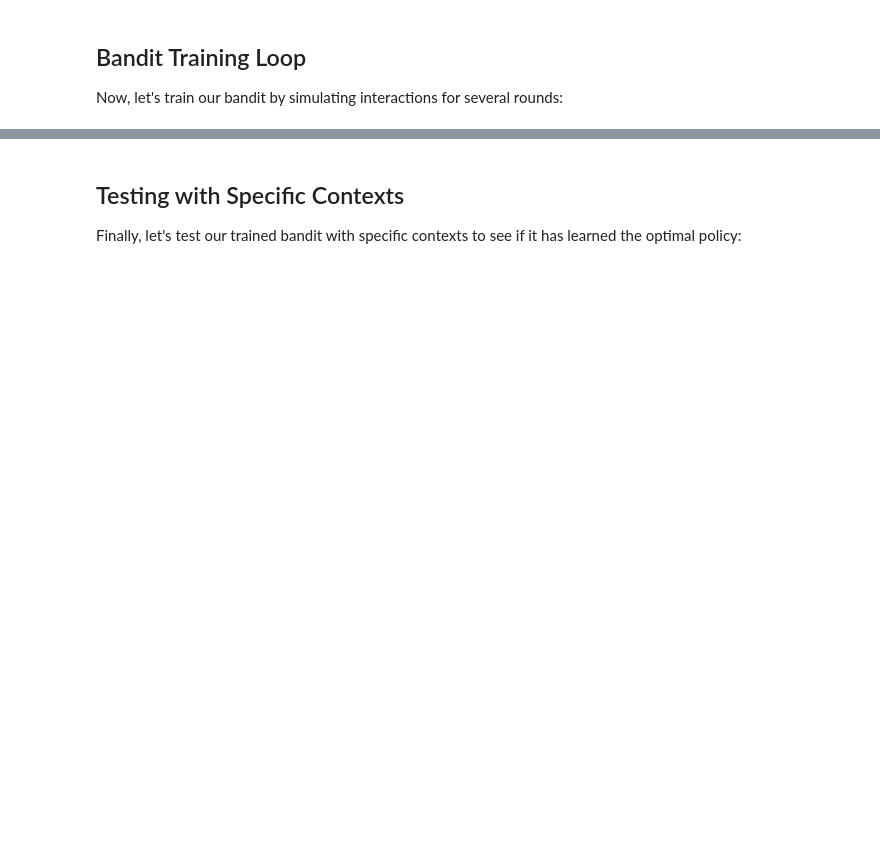
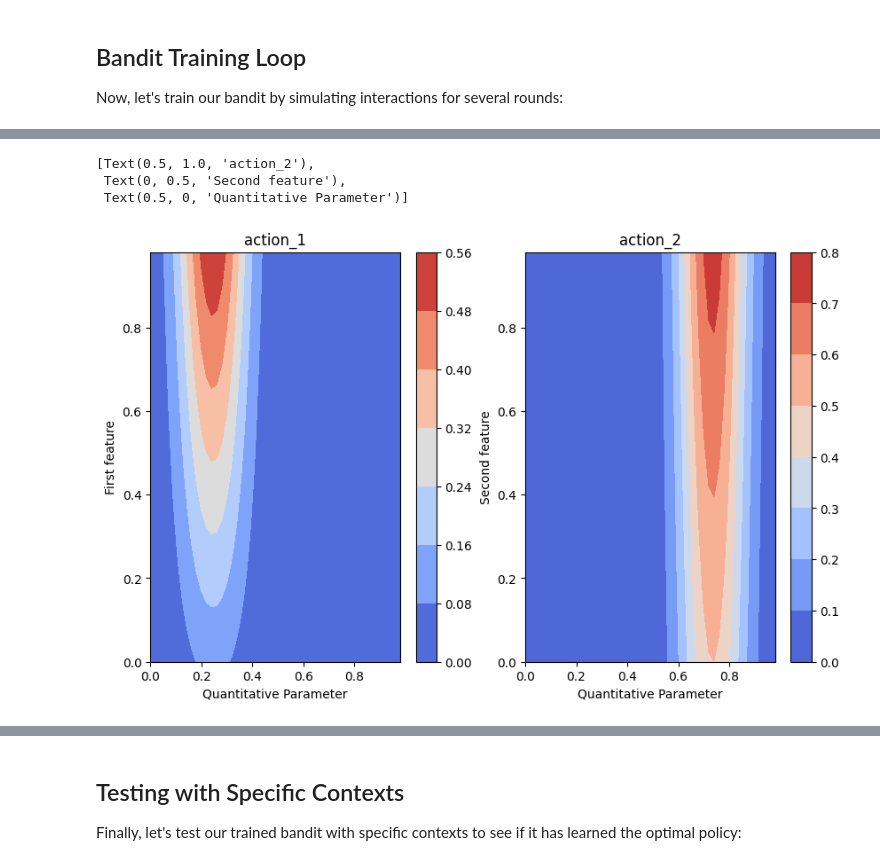
Before and after one commit to PlaytikaOSS/pybandits, a Jupyter notebook: docs/src/tutorials/cmab_quant_bnn.ipynb, the cells around one changed output, grey strips where cells are left out. Cells and saved outputs as stored; diff of their text form; code cells hidden in the pictures; blank space fills up the shorter version.

```diff
--- a/docs/src/tutorials/cmab_quant_bnn.ipynb
+++ b/docs/src/tutorials/cmab_quant_bnn.ipynb
@@ -190,33 +219,36 @@ for iter, batch_size in enumerate(batch_sizes):
+# %%
+
+grid = np.mgrid[0:1:0.02, 0:1:0.02].astype(float)
+grid_2d = grid.reshape(2, -1).T
+num_values_per_axis = grid.shape[1]
 # %%
-grid = np.mgrid[0:1:0.01, 0:1:0.01].astype(float)
-grid_2d = grid.reshape(2, -1).T
 plt.figure(figsize=(10, 6))
-ax = plt.subplot(1, 2, 1)
-y_true = np.zeros((100, 100))
-reward_prob = np.zeros((100, 100))
-for i, quantity in enumerate(np.linspace(0, 1, 100)):
-    for j, first_feature in enumerate(np.linspace(0, 1, 100)):
-        y_true[i, j], reward_prob[i, j] = reward_function(
-            action="action_1", quantity=quantity, context=[first_feature, 0, 0]
-        )
+ax =plt.subplot(1, 2, 1)
+y_true  = np.zeros(grid.shape[1:])
+reward_prob = np.zeros(grid.shape[1:])
+for i, quantity in enumerate(np.linspace(0, 1, num_values_per_axis)):
+    for j, first_feature in enumerate(np.linspace(0, 1, num_values_per_axis)):
+        y_true[i,j], reward_prob[i, j] = reward_function(action="action_1", quantity=quantity, context=[first_feature, 0, 0])
 
 cmap = plt.get_cmap("coolwarm")
 # Create the contour plot
-contour = ax.contourf(*grid, reward_prob.reshape(100, 100), cmap=cmap)
+contour = ax.contourf(*grid, reward_prob.reshape(num_values_per_axis, num_values_per_axis), cmap=cmap)
 cbar = plt.colorbar(contour, ax=ax)
 ax.set(title="action_1", ylabel="First feature", xlabel="Quantitative Parameter")
-
 ax = plt.subplot(1, 2, 2)
-y_true = np.zeros((100, 100))
-reward_prob = np.zeros((100, 100))
-for i, quantity in enumerate(np.linspace(0, 1, 100)):
-    for j, second_feature in enumerate(np.linspace(0, 1, 100)):
-        y_true[i, j], reward_prob[i, j] = reward_function(
-            action="action_2", quantity=quantity, context=[0, second_feature, 0]
-        )
+y_true  = np.zeros((num_values_per_axis, num_values_per_axis))
+reward_prob = np.zeros((num_values_per_axis, num_values_per_axis))
+for i, quantity in enumerate(np.linspace(0, 1, num_values_per_axis)):
+    for j, second_feature in enumerate(np.linspace(0, 1, num_values_per_axis)):
+        y_true[i,j], reward_prob[i, j] = reward_function(action="action_2", quantity=quantity, context=[0, second_feature, 0])
 
 cmap = plt.get_cmap("coolwarm")
 # Create the contour plot
-contour = ax.contourf(*grid, reward_prob.reshape(100, 100), cmap=cmap)
+contour = ax.contourf(*grid, reward_prob.reshape(num_values_per_axis, num_values_per_axis), cmap=cmap)
 cbar = plt.colorbar(contour, ax=ax)
 ax.set(title="action_2", ylabel="Second feature", xlabel="Quantitative Parameter")
+# %% [output]
+[Text(0.5, 1.0, 'action_2'),
+ Text(0, 0.5, 'Second feature'),
+ Text(0.5, 0, 'Quantitative Parameter')]
+[figure, added]
```
Also changed, not shown: parts of 19 cells of this notebook.
